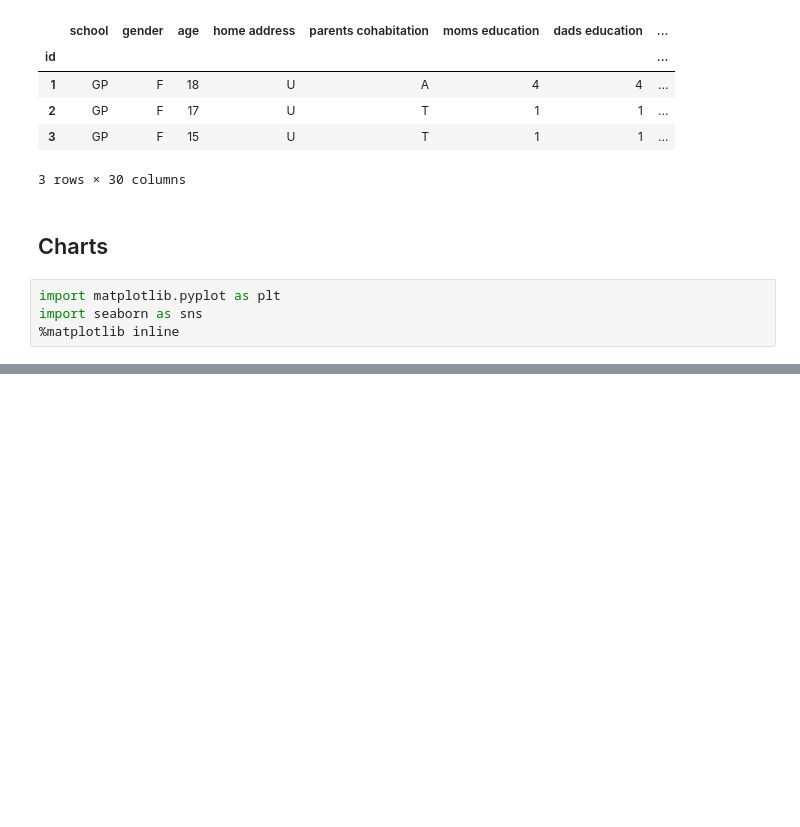
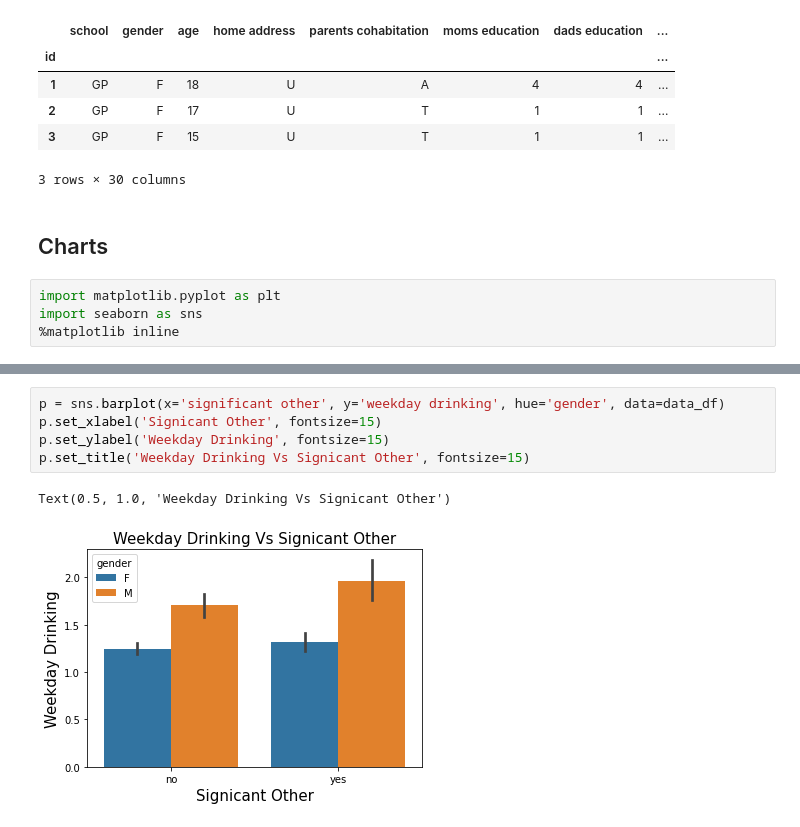
Before and after one commit to jaimiesj/health_outcomes, a Jupyter notebook: src/learn.ipynb, the cells around one changed output, grey strips where cells are left out. Saved outputs shown, nothing was run; the diff lists cells and outputs as text; blank space fills up the shorter version.

```diff
--- a/src/learn.ipynb
+++ b/src/learn.ipynb
@@ -538,0 +524,8 @@ plt.show()
+# %%
+p = sns.barplot(x='significant other', y='weekday drinking', hue='gender', data=data_df)
+p.set_xlabel('Signicant Other', fontsize=15)
+p.set_ylabel('Weekday Drinking', fontsize=15)
+p.set_title('Weekday Drinking Vs Signicant Other', fontsize=15)
+# %% [output]
+Text(0.5, 1.0, 'Weekday Drinking Vs Signicant Other')
+[figure, added]
```
Also changed, not shown: parts of 11 cells of this notebook.
